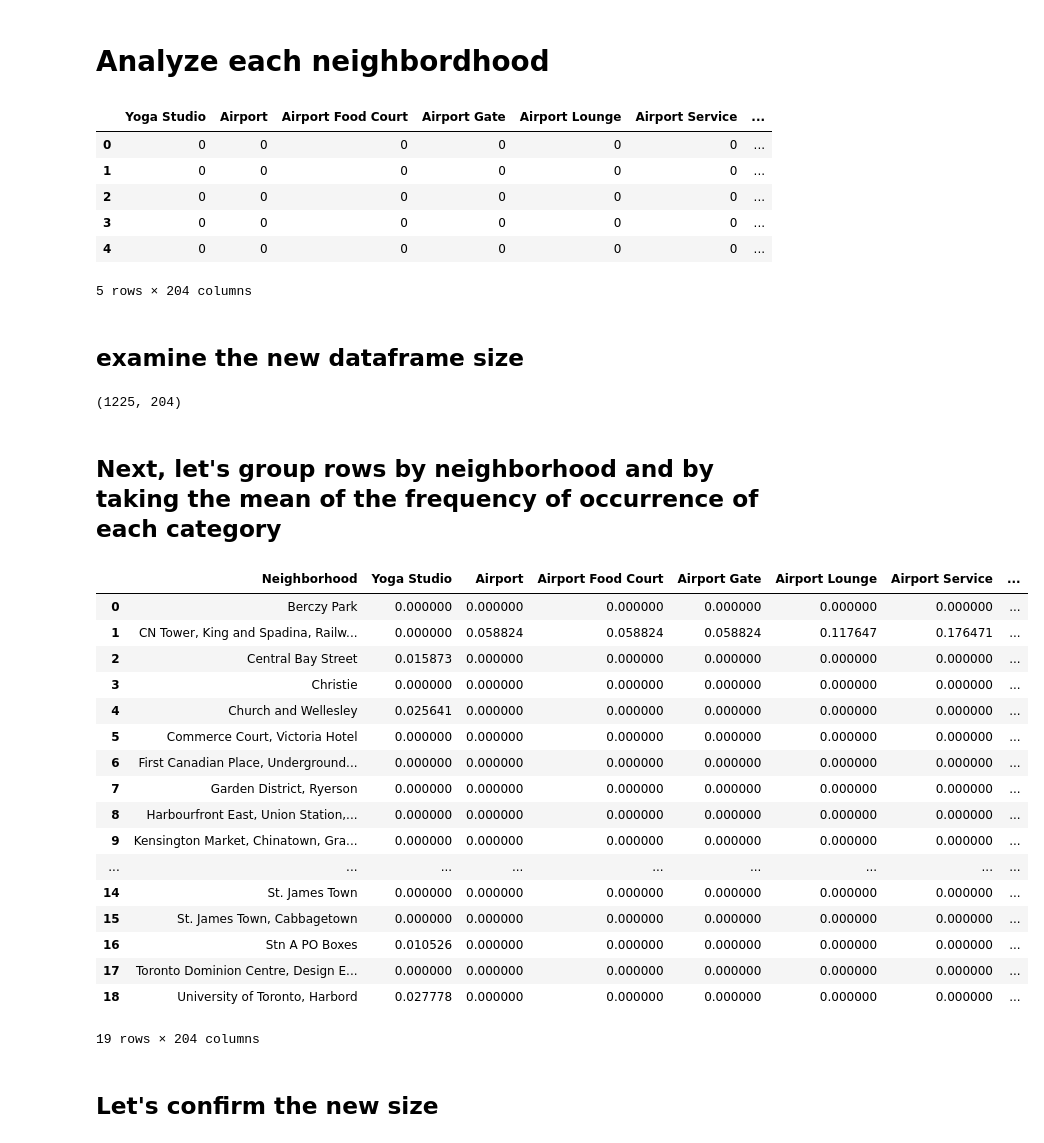
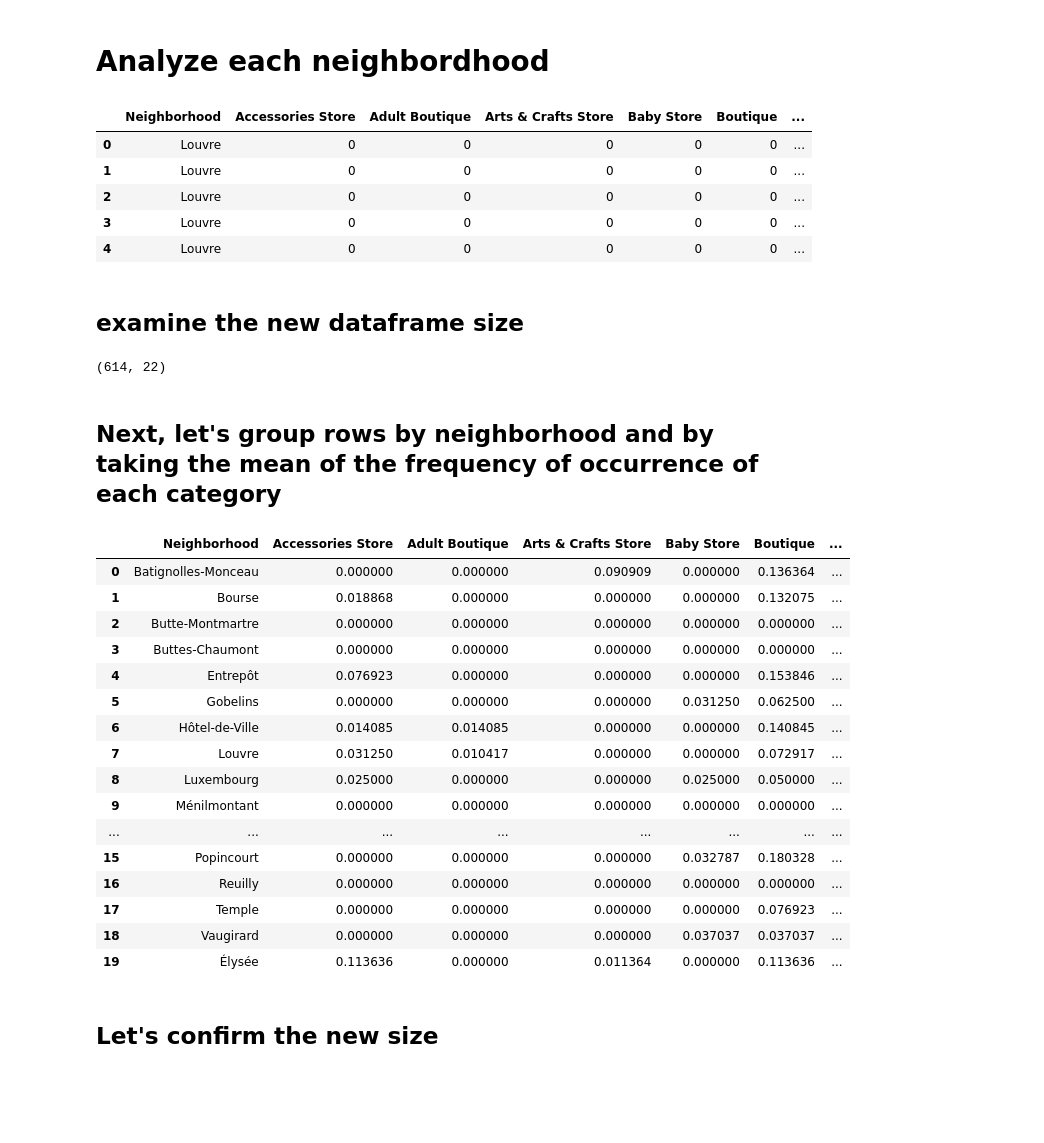
Before and after one commit to brainchild-vc/Coursera_Capstone, a Jupyter notebook: Capstone_Project_Paris.ipynb, the cells around one changed output. Cells and saved outputs as stored; diff of their text form; code cells hidden in the pictures; blank space fills up the shorter version.

```diff
--- a/Capstone_Project_Paris.ipynb
+++ b/Capstone_Project_Paris.ipynb
@@ -212,4 +208,7 @@ VERSION = '20180605' # Foursquare API version
 # %%
 LIMIT = 100 # limit of number of venues returned by Foursquare API
 radius = 500 # define radius
+category = "4bf58dd8d48988d103951735" # we only want Clothing Stores
+
+# for a list of all categories and their IDs, please see here: https://developer.foursquare.com/docs/build-with-foursquare/categories
 # %% [markdown]
@@ -222,14 +221,15 @@ def getNearbyVenues(names, latitudes, longitudes, radius=500):
         print(name)
 
         # create the API request URL
-        url = 'https://api.foursquare.com/v2/venues/explore?&client_id={}&client_secret={}&v={}&ll={},{}&radius={}&limit={}'.format(
+        url = 'https://api.foursquare.com/v2/venues/explore?&client_id={}&client_secret={}&v={}&ll={},{}&radius={}&limit={}&categoryId={}'.format(
             CLIENT_ID,
             CLIENT_SECRET,
             VERSION,
             lat,
             lng,
             radius,
-            LIMIT)
+            LIMIT,
+            category)
 
         # make the GET request
         results = requests.get(url).json()["response"]['groups'][0]['items']
@@ -257,8 +257,8 @@ def getNearbyVenues(names, latitudes, longitudes, radius=500):
 # %% [markdown]
 ## now we create a DataFrame containing the above data
 # %%
-toronto_venues = getNearbyVenues(names=toronto_data['Neighborhood'],
-                                   latitudes=toronto_data['Latitude'],
-                                   longitudes=toronto_data['Longitude']
+paris_venues = getNearbyVenues(names=df['Neighborhood'],
+                                   latitudes=df['latitude'],
+                                   longitudes=df['longitude']
                                   )
 # %% [output]
@@ -327,54 +328,52 @@ There are 204 uniques categories.
 # Analyze each neighbordhood
 # %%
 # one hot encoding
-toronto_onehot = pd.get_dummies(toronto_venues[['Venue Category']], prefix="", prefix_sep="")
+paris_onehot = pd.get_dummies(paris_venues[['Venue Category']], prefix="", prefix_sep="")
 
 # add neighborhood column back to dataframe
-toronto_onehot['Neighborhood'] = toronto_venues['Neighborhood']
+paris_onehot['Neighborhood'] = paris_venues['Neighborhood']
 
 # move neighborhood column to the first column
-fixed_columns = [toronto_onehot.columns[-1]] + list(toronto_onehot.columns[:-1])
-toronto_onehot = toronto_onehot[fixed_columns]
+fixed_columns = [paris_onehot.columns[-1]] + list(paris_onehot.columns[:-1])
+paris_onehot = paris_onehot[fixed_columns]
 
-toronto_onehot.head()
+paris_onehot.head()
 # %% [output]
-|  | Yoga Studio | Airport | Airport Food Court | Airport Gate | Airport Lounge | Airport Service | ... |
-| 0 | 0 | 0 | 0 | 0 | 0 | 0 | ... |
-| 1 | 0 | 0 | 0 | 0 | 0 | 0 | ... |
-| 2 | 0 | 0 | 0 | 0 | 0 | 0 | ... |
-| 3 | 0 | 0 | 0 | 0 | 0 | 0 | ... |
-| 4 | 0 | 0 | 0 | 0 | 0 | 0 | ... |
+|  | Neighborhood | Accessories Store | Adult Boutique | Arts & Crafts Store | Baby Store | Boutique | ... |
+| 0 | Louvre | 0 | 0 | 0 | 0 | 0 | ... |
+| 1 | Louvre | 0 | 0 | 0 | 0 | 0 | ... |
+| 2 | Louvre | 0 | 0 | 0 | 0 | 0 | ... |
+| 3 | Louvre | 0 | 0 | 0 | 0 | 0 | ... |
+| 4 | Louvre | 0 | 0 | 0 | 0 | 0 | ... |
-5 rows × 204 columns
 # %% [markdown]
 ## examine the new dataframe size
 # %%
-toronto_onehot.shape
+paris_onehot.shape
 # %% [output]
-(1225, 204)
+(614, 22)
 # %% [markdown]
 ## Next, let's group rows by neighborhood and by taking the mean of the frequency of occurrence of each category
 # %%
-toronto_grouped = toronto_onehot.groupby('Neighborhood').mean().reset_index()
-toronto_grouped
+paris_grouped = paris_onehot.groupby('Neighborhood').mean().reset_index()
+paris_grouped
 # %% [output]
-|  | Neighborhood | Yoga Studio | Airport | Airport Food Court | Airport Gate | Airport Lounge | Airport Service | ... |
-| 0 | Berczy Park | 0.000000 | 0.000000 | 0.000000 | 0.000000 | 0.000000 | 0.000000 | ... |
-| 1 | CN Tower, King and Spadina, Railw... | 0.000000 | 0.058824 | 0.058824 | 0.058824 | 0.117647 | 0.176471 | ... |
-| 2 | Central Bay Street | 0.015873 | 0.000000 | 0.000000 | 0.000000 | 0.000000 | 0.000000 | ... |
-| 3 | Christie | 0.000000 | 0.000000 | 0.000000 | 0.000000 | 0.000000 | 0.000000 | ... |
-| 4 | Church and Wellesley | 0.025641 | 0.000000 | 0.000000 | 0.000000 | 0.000000 | 0.000000 | ... |
-| 5 | Commerce Court, Victoria Hotel | 0.000000 | 0.000000 | 0.000000 | 0.000000 | 0.000000 | 0.000000 | ... |
-| 6 | First Canadian Place, Underground... | 0.000000 | 0.000000 | 0.000000 | 0.000000 | 0.000000 | 0.000000 | ... |
-| 7 | Garden District, Ryerson | 0.000000 | 0.000000 | 0.000000 | 0.000000 | 0.000000 | 0.000000 | ... |
-| 8 | Harbourfront East, Union Station,... | 0.000000 | 0.000000 | 0.000000 | 0.000000 | 0.000000 | 0.000000 | ... |
-| 9 | Kensington Market, Chinatown, Gra... | 0.000000 | 0.000000 | 0.000000 | 0.000000 | 0.000000 | 0.000000 | ... |
-| ... | ... | ... | ... | ... | ... | ... | ... | ... |
-| 14 | St. James Town | 0.000000 | 0.000000 | 0.000000 | 0.000000 | 0.000000 | 0.000000 | ... |
-| 15 | St. James Town, Cabbagetown | 0.000000 | 0.000000 | 0.000000 | 0.000000 | 0.000000 | 0.000000 | ... |
-| 16 | Stn A PO Boxes | 0.010526 | 0.000000 | 0.000000 | 0.000000 | 0.000000 | 0.000000 | ... |
-| 17 | Toronto Dominion Centre, Design E... | 0.000000 | 0.000000 | 0.000000 | 0.000000 | 0.000000 | 0.000000 | ... |
-| 18 | University of Toronto, Harbord | 0.027778 | 0.000000 | 0.000000 | 0.000000 | 0.000000 | 0.000000 | ... |
+|  | Neighborhood | Accessories Store | Adult Boutique | Arts & Crafts Store | Baby Store | Boutique | ... |
+| 0 | Batignolles-Monceau | 0.000000 | 0.000000 | 0.090909 | 0.000000 | 0.136364 | ... |
+| 1 | Bourse | 0.018868 | 0.000000 | 0.000000 | 0.000000 | 0.132075 | ... |
+| 2 | Butte-Montmartre | 0.000000 | 0.000000 | 0.000000 | 0.000000 | 0.000000 | ... |
+| 3 | Buttes-Chaumont | 0.000000 | 0.000000 | 0.000000 | 0.000000 | 0.000000 | ... |
+| 4 | Entrepôt | 0.076923 | 0.000000 | 0.000000 | 0.000000 | 0.153846 | ... |
+| 5 | Gobelins | 0.000000 | 0.000000 | 0.000000 | 0.031250 | 0.062500 | ... |
+| 6 | Hôtel-de-Ville | 0.014085 | 0.014085 | 0.000000 | 0.000000 | 0.140845 | ... |
+| 7 | Louvre | 0.031250 | 0.010417 | 0.000000 | 0.000000 | 0.072917 | ... |
+| 8 | Luxembourg | 0.025000 | 0.000000 | 0.000000 | 0.025000 | 0.050000 | ... |
+| 9 | Ménilmontant | 0.000000 | 0.000000 | 0.000000 | 0.000000 | 0.000000 | ... |
+| ... | ... | ... | ... | ... | ... | ... | ... |
+| 15 | Popincourt | 0.000000 | 0.000000 | 0.000000 | 0.032787 | 0.180328 | ... |
+| 16 | Reuilly | 0.000000 | 0.000000 | 0.000000 | 0.000000 | 0.000000 | ... |
+| 17 | Temple | 0.000000 | 0.000000 | 0.000000 | 0.000000 | 0.076923 | ... |
+| 18 | Vaugirard | 0.000000 | 0.000000 | 0.000000 | 0.037037 | 0.037037 | ... |
+| 19 | Élysée | 0.113636 | 0.000000 | 0.011364 | 0.000000 | 0.113636 | ... |
-19 rows × 204 columns
 # %% [markdown]
 ## Let's confirm the new size
 # %%
```
Also changed, not shown: parts of 52 cells of this notebook.
